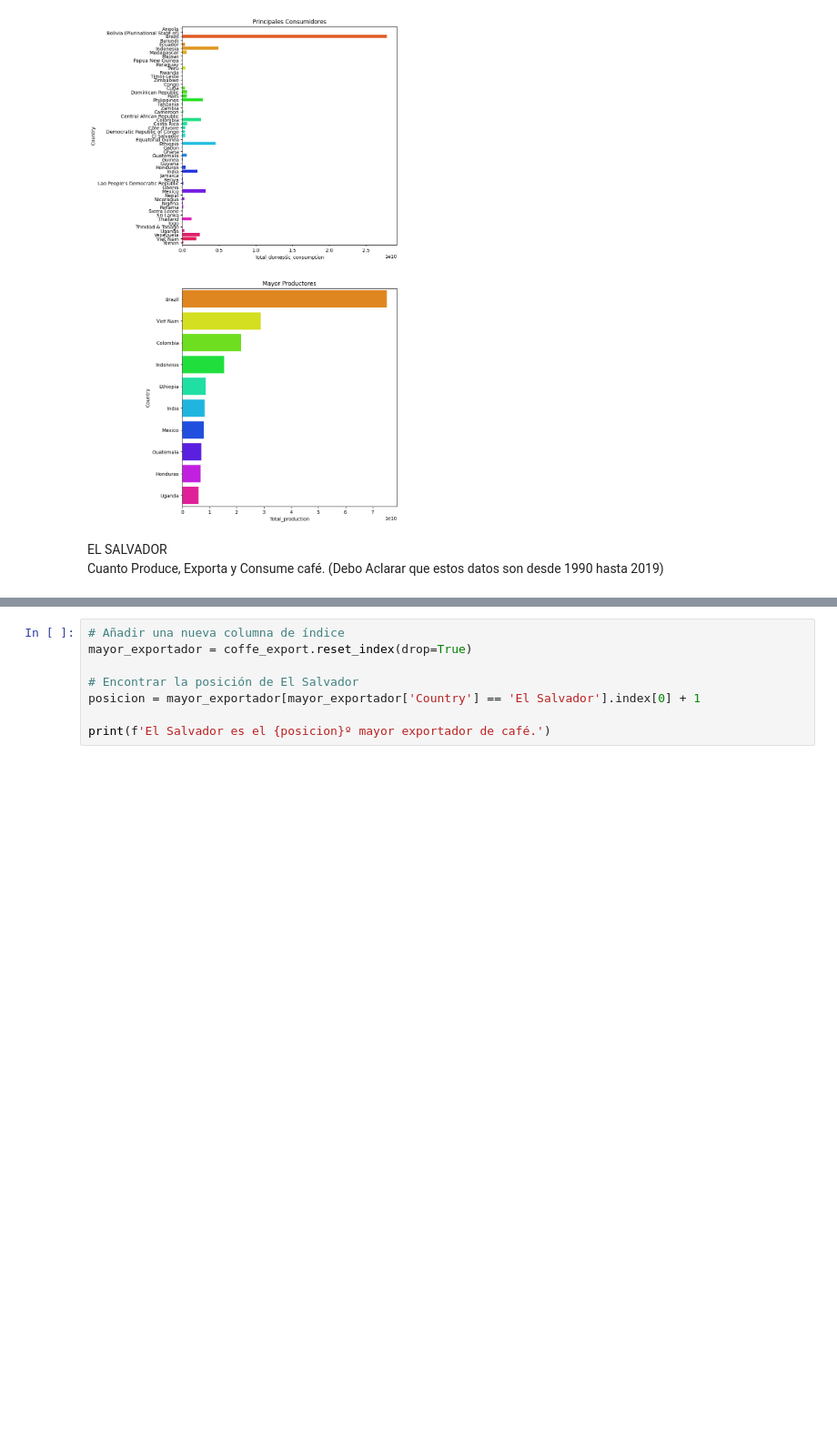
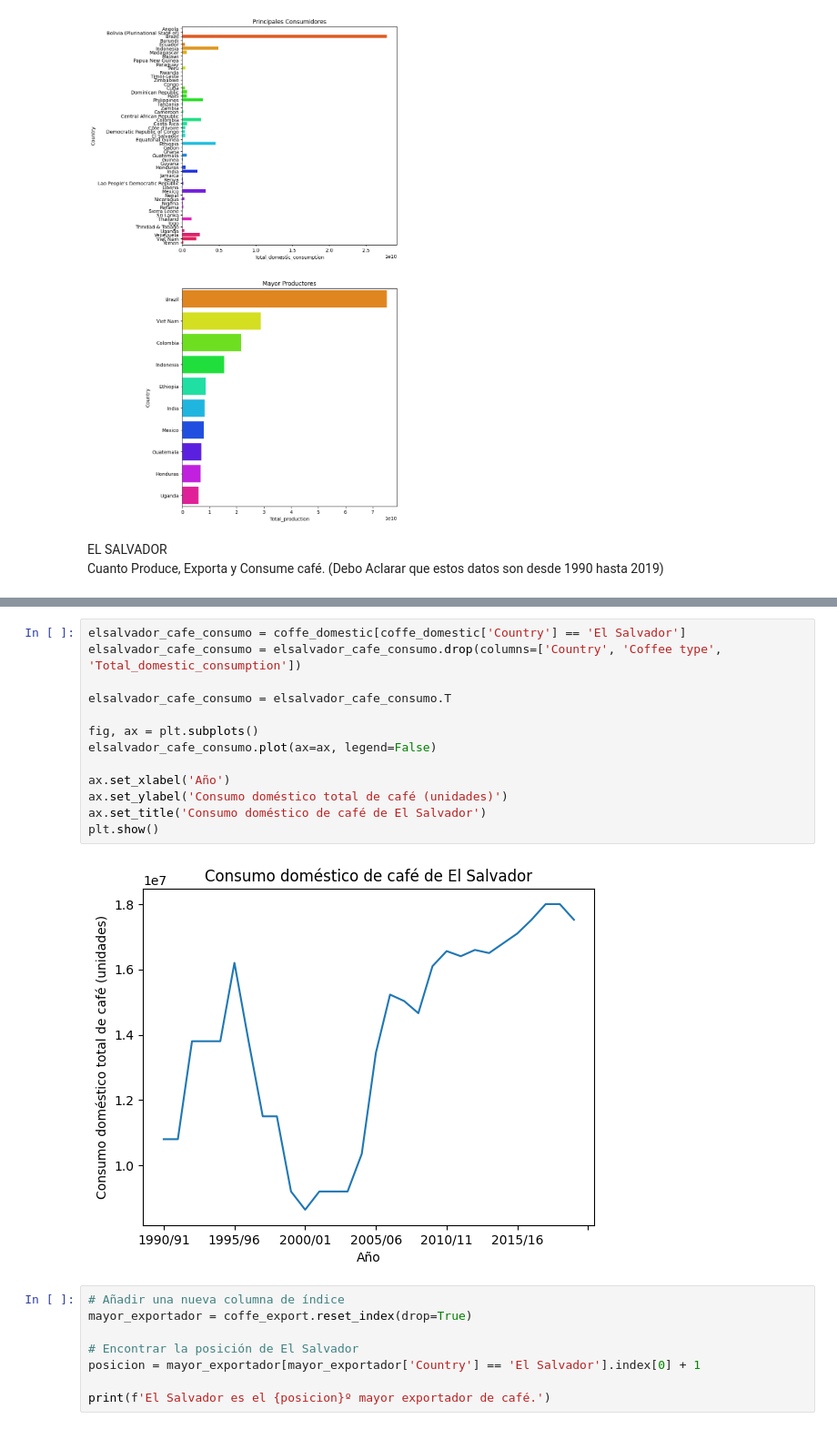
Before and after one commit to Chinaskidev/CafeDataHub, a Jupyter notebook: cafe1.ipynb, the cells around one changed output, grey strips where cells are left out. Shown at 91% size. Drawn from its saved outputs; the diff is of its cells as text; blank space fills up the shorter version.

```diff
--- a/cafe1.ipynb
+++ b/cafe1.ipynb
@@ -133,3 +163,18 @@ El Salvador consume 417,242,040 unidades de café.
+# %%
+elsalvador_cafe_consumo = coffe_domestic[coffe_domestic['Country'] == 'El Salvador']
+elsalvador_cafe_consumo = elsalvador_cafe_consumo.drop(columns=['Country', 'Coffee type', 'Total_domestic_consumption'])
+
+elsalvador_cafe_consumo = elsalvador_cafe_consumo.T
+
+fig, ax = plt.subplots()
+elsalvador_cafe_consumo.plot(ax=ax, legend=False)
+
+ax.set_xlabel('Año')
+ax.set_ylabel('Consumo doméstico total de café (unidades)')
+ax.set_title('Consumo doméstico de café de El Salvador')
+plt.show()
+# %% [output]
+[figure, added]
 # %%
 # Añadir una nueva columna de índice
 mayor_exportador = coffe_export.reset_index(drop=True)
```
Also changed, not shown: parts of 5 cells of this notebook.
